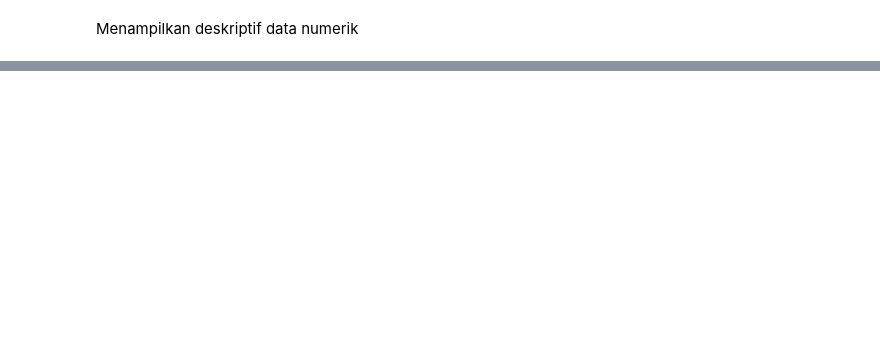
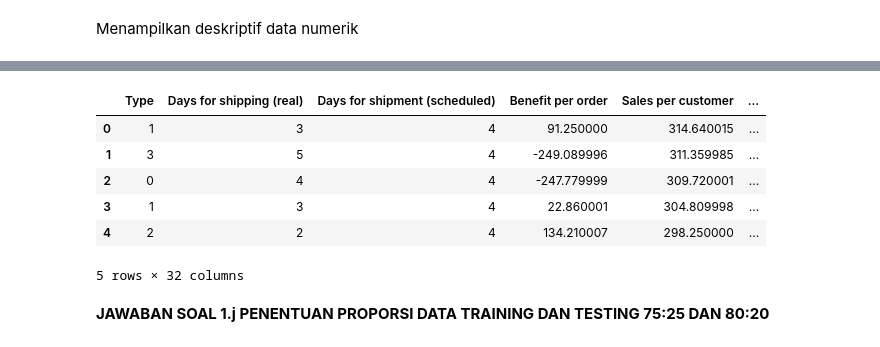
Before and after one commit to Nurochman79/DataScience, a Jupyter notebook: TUGAS_1_DATA_MINING.ipynb, the cells around one changed output, grey strips where cells are left out. Saved outputs shown, nothing was run; the diff lists cells and outputs as text; code cells hidden in the pictures; blank space fills up the shorter version.

```diff
--- a/TUGAS_1_DATA_MINING.ipynb
+++ b/TUGAS_1_DATA_MINING.ipynb
@@ -208,0 +405,2 @@ data['Customer Full Name'] = label_encoder.fit_transform(data['Customer Full Nam
+# %%
+data.drop('Customer Segment', axis=1, inplace=True)
@@ -208,0 +422,4 @@ data['Customer Full Name'] = label_encoder.fit_transform(data['Customer Full Nam
+# %%
+le_OS = LabelEncoder()
+data['Order Status'] = le_OS.fit_transform(data['Order Status'])
+data['Order Status']
@@ -208,0 +449,3 @@ data['Customer Full Name'] = label_encoder.fit_transform(data['Customer Full Nam
+# %%
+map_class={'Same Day':1,'First Class':2,'Second Class':3,'Standard Class':4 }
+data['Shipping_Class']= data['Shipping Mode'].map(map_class)
@@ -208,0 +466,14 @@ data['Customer Full Name'] = label_encoder.fit_transform(data['Customer Full Nam
+# %%
+data.drop('Shipping Mode', axis=1, inplace=True)
+# %%
+data.head(5)
+# %% [output]
+|  | Type | Days for shipping (real) | Days for shipment (scheduled) | Benefit per order | Sales per customer | ... |
+| 0 | 1 | 3 | 4 | 91.250000 | 314.640015 | ... |
+| 1 | 3 | 5 | 4 | -249.089996 | 311.359985 | ... |
+| 2 | 0 | 4 | 4 | -247.779999 | 309.720001 | ... |
+| 3 | 1 | 3 | 4 | 22.860001 | 304.809998 | ... |
+| 4 | 2 | 2 | 4 | 134.210007 | 298.250000 | ... |
+5 rows × 32 columns
+# %% [markdown]
+**JAWABAN SOAL 1.j PENENTUAN PROPORSI DATA TRAINING DAN TESTING 75:25 DAN 80:20**
```
Also changed, not shown: parts of 116 cells of this notebook.
